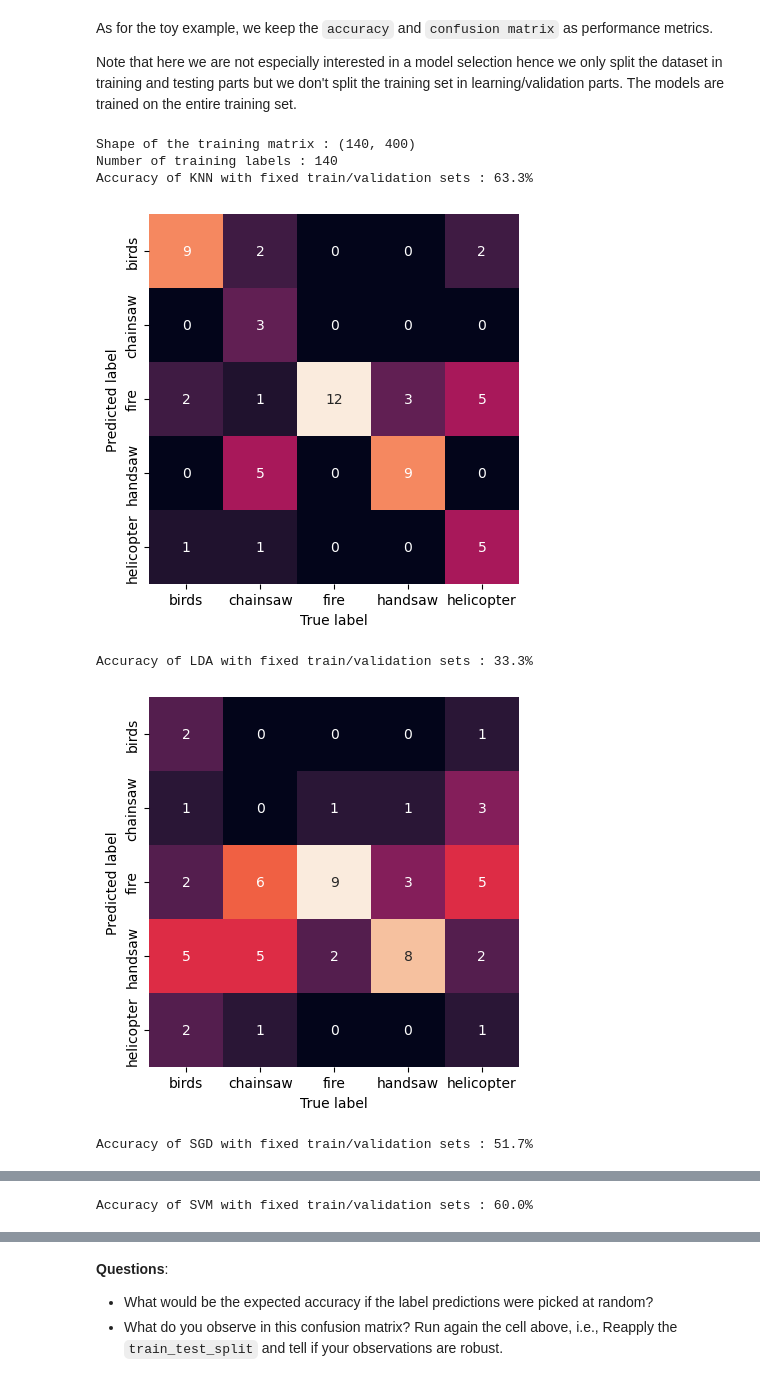
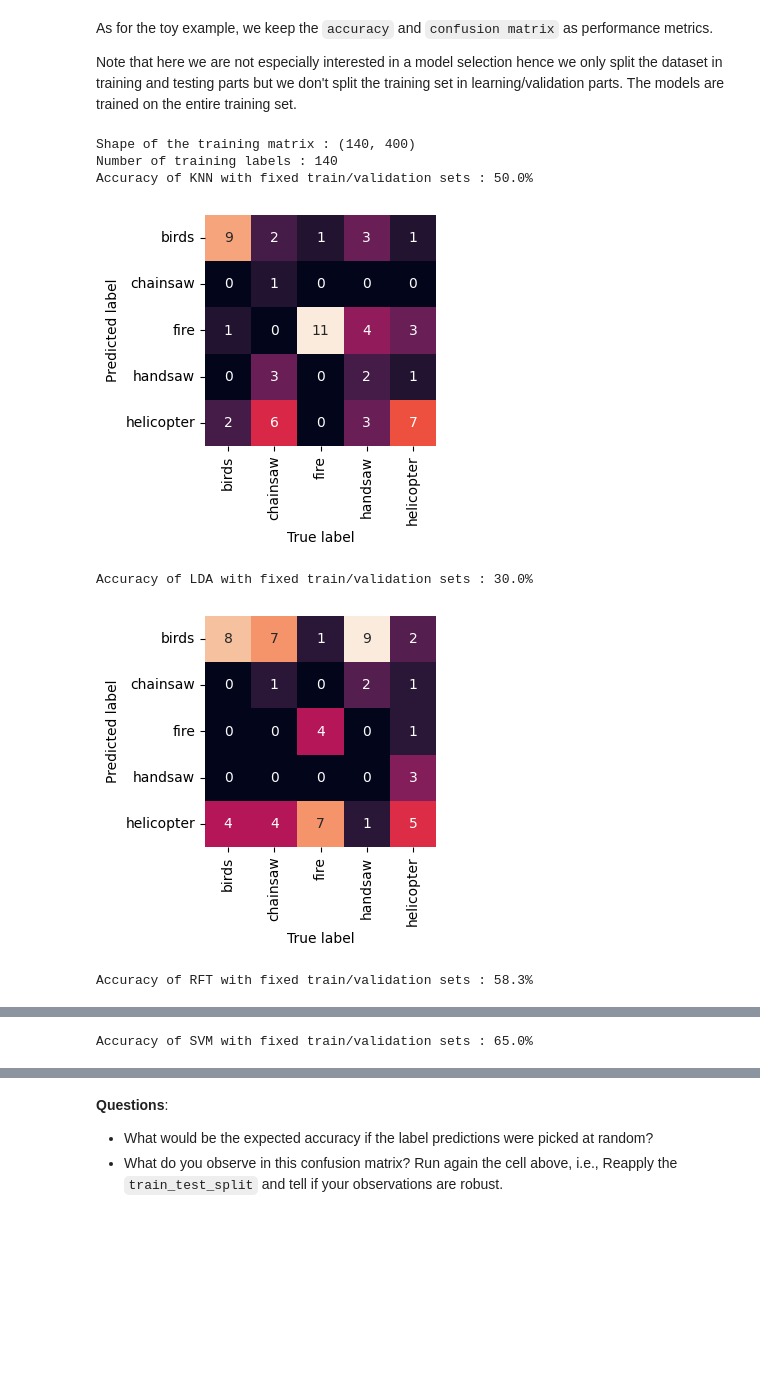
Before and after one commit to sarajavadian/LELEC210X_groupeC, a Jupyter notebook: classification/hands_on_classif2_audio.ipynb, the cells around one changed output, grey strips where cells are left out. Cells and saved outputs as stored; diff of their text form; code cells hidden in the pictures; blank space fills up the shorter version.

```diff
--- a/classification/hands_on_classif2_audio.ipynb
+++ b/classification/hands_on_classif2_audio.ipynb
@@ -139,6 +141,8 @@ model_lda = LDA(solver='svd', shrinkage=None, priors=None, n_components=None, st
 model_sgd = SGDClassifier(loss='log_loss')
 
 model_svm = svm.SVC()
+
+model_rft = model_rft = RandomForestClassifier(n_estimators=100)
 # %% [markdown]
 As for the toy example, we keep the ``accuracy`` and ``confusion matrix`` as performance metrics. <br>
 
@@ -146,37 +150,37 @@ Note that here we are not especially interested in a model selection hence we on
 # %%
 ### TO RUN
 "Shuffle then split the dataset into training and testing subsets"
 X_train, X_test, y_train, y_test = train_test_split(X, y, test_size=0.3, stratify=y) # random_state=1
 print('Shape of the training matrix : {}'.format(X_train.shape))
 print('Number of training labels : {}'.format(len(y_train)))
 
 model_knn.fit(X_train, y_train)
 model_lda.fit(X_train, y_train)
-model_sgd.fit(X_train, y_train)
+model_rft.fit(X_train, y_train)
 model_svm.fit(X_train, y_train)
 
 prediction_knn = model_knn.predict(X_test)
 prediction_lda = model_lda.predict(X_test)
-prediction_sgd = model_sgd.predict(X_test)
+prediction_rft = model_rft.predict(X_test)
 prediction_svm = model_svm.predict(X_test)
 accuracy_knn = accuracy (prediction_knn, y_test)
 accuracy_lda = accuracy (prediction_lda, y_test)
-accuracy_sgd = accuracy (prediction_sgd, y_test)
+accuracy_rft = accuracy (prediction_rft, y_test)
 accuracy_svm = accuracy (prediction_svm, y_test)
 
 print('Accuracy of KNN with fixed train/validation sets : {:.1f}%'.format(100*accuracy_knn))
 show_confusion_matrix (prediction_knn, y_test, classnames)
 print('Accuracy of LDA with fixed train/validation sets : {:.1f}%'.format(100*accuracy_lda))
 show_confusion_matrix (prediction_lda, y_test, classnames)
-print('Accuracy of SGD with fixed train/validation sets : {:.1f}%'.format(100*accuracy_sgd)) # RAJOUT
-show_confusion_matrix (prediction_sgd, y_test, classnames)
+print('Accuracy of RFT with fixed train/validation sets : {:.1f}%'.format(100*accuracy_rft)) # RAJOUT
+show_confusion_matrix (prediction_rft, y_test, classnames)
 print('Accuracy of SVM with fixed train/validation sets : {:.1f}%'.format(100*accuracy_svm)) # RAJOUT
 show_confusion_matrix (prediction_svm, y_test, classnames)
 # %% [output]
 Shape of the training matrix : (140, 400)
 Number of training labels : 140
-Accuracy of KNN with fixed train/validation sets : 63.3%
+Accuracy of KNN with fixed train/validation sets : 50.0%
-[figure, old version]
+[figure, new version]
-Accuracy of LDA with fixed train/validation sets : 33.3%
+Accuracy of LDA with fixed train/validation sets : 30.0%
-[figure, old version]
+[figure, new version]
-Accuracy of SGD with fixed train/validation sets : 51.7%
+Accuracy of RFT with fixed train/validation sets : 58.3%
@@ -184 +188 @@ Accuracy of SGD with fixed train/validation sets : 51.7%
-Accuracy of SVM with fixed train/validation sets : 60.0%
+Accuracy of SVM with fixed train/validation sets : 65.0%
```
Also changed, not shown: parts of 5 cells of this notebook, 7 other files.
